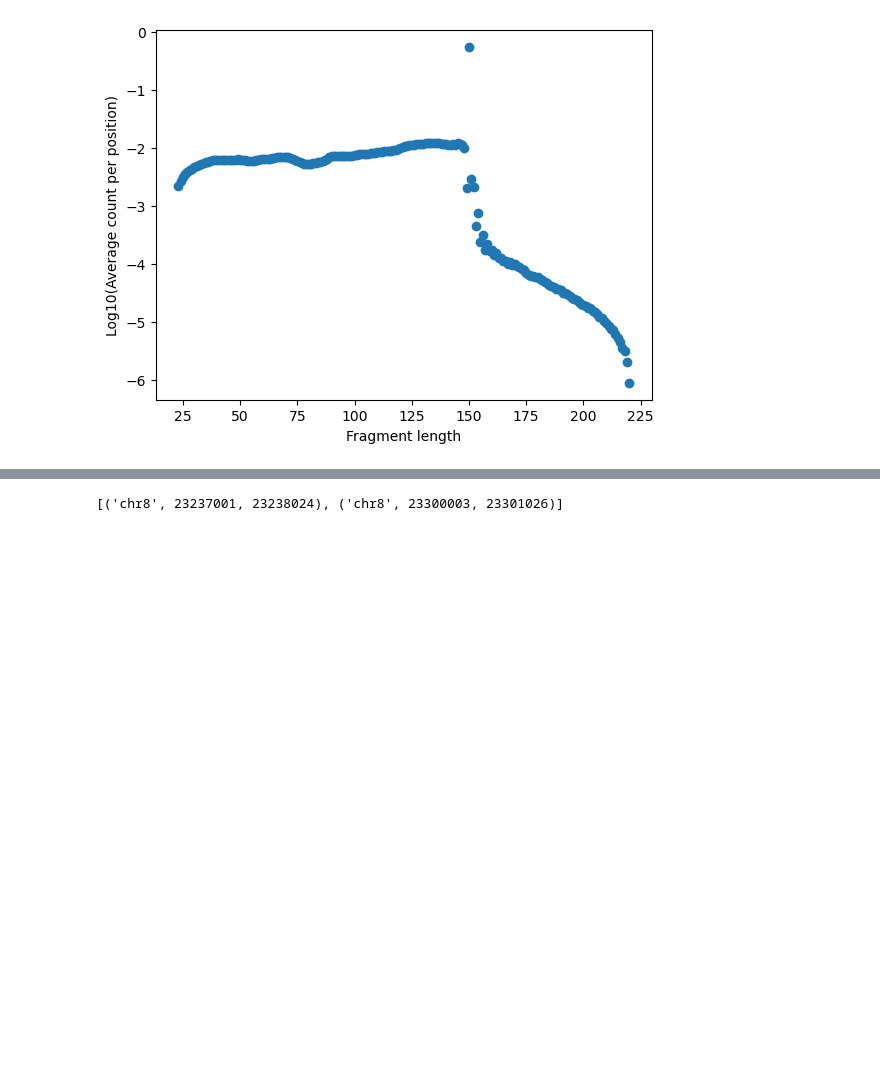
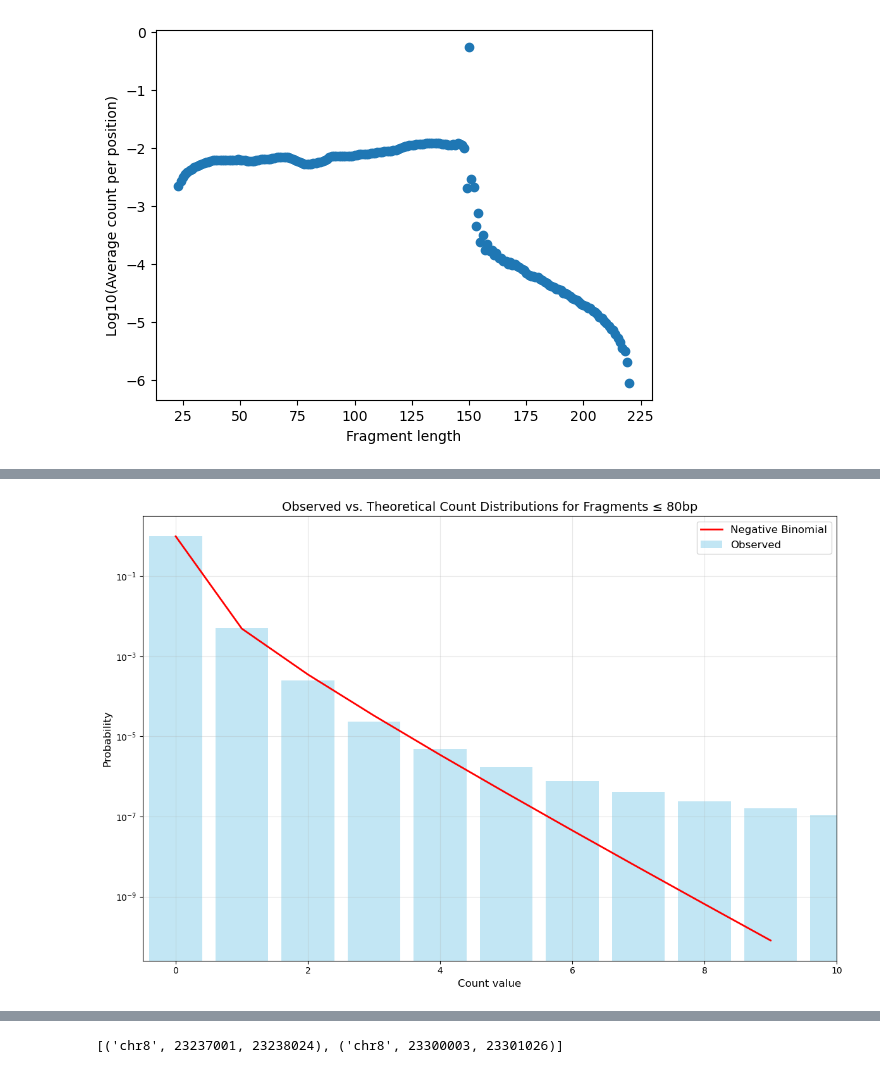
Before and after one commit to aryeelab/foci-3d, a Jupyter notebook: code/footprint_to_procap.ipynb, the cells around one changed output, grey strips where cells are left out. Cells and saved outputs as stored; diff of their text form; code cells hidden in the pictures; blank space fills up the shorter version.

```diff
--- a/code/footprint_to_procap.ipynb
+++ b/code/footprint_to_procap.ipynb
@@ -78,0 +195,91 @@ plot_count_matrix(footprint, named_positions=markers, tracks = {'PRO-Cap': proca
+# %%
+# Analyze count distributions for fragments ≤ 80bp
+import numpy as np
+import matplotlib.pyplot as plt
+from scipy import stats
+
+# 1. Combine count frequency data for all fragments with lengths ≤ 80bp
+print("Aggregating count data for fragments ≤ 80bp...")
+combined_freq = {}
+total_positions = 0
+
+for frag_len, freq_table in freq_by_fraglen.items():
+    if frag_len <= 80:
+        # Add counts from this fragment length to the combined frequency table
+        for count, freq in freq_table.items():
+            if count in combined_freq:
+                combined_freq[count] += freq
+            else:
+                combined_freq[count] = freq
+            total_positions += freq
+
+print(f"Total positions analyzed: {total_positions}")
+
+# 2. Estimate Negative Binomial parameters using method of moments
+# Calculate sample mean and variance
+counts = []
+freqs = []
+for count, freq in combined_freq.items():
+    counts.append(count)
+    freqs.append(freq)
+
+counts = np.array(counts)
+freqs = np.array(freqs)
+
+# Calculate mean and variance using the frequency table
+mean = np.sum(counts * freqs) / np.sum(freqs)
+variance = np.sum((counts - mean)**2 * freqs) / np.sum(freqs)
+
+# Estimate dispersion parameter
+if variance > mean:
+    dispersion = mean**2 / (variance - mean)
+else:
+    dispersion = 1000.0  # Not overdispersed, use large value (approaching Poisson)
+
+# Calculate variance-to-mean ratio
+var_mean_ratio = variance / mean
+
+# 3. Generate theoretical distributions
+max_count = max(counts)
+x_range = np.arange(0, max_count + 1)
+#x_range = np.arange(0, 6)
+
+# Negative Binomial PMF
+# Using scipy's parameterization: n=dispersion, p=dispersion/(dispersion+mean)
+p_nb = dispersion / (dispersion + mean)
+nb_pmf = stats.nbinom.pmf(x_range, dispersion, p_nb)
+
+# Poisson PMF
+poisson_pmf = stats.poisson.pmf(x_range, mean)
+
+# 4. Normalize observed data to create a probability distribution
+observed_pmf = np.zeros_like(x_range, dtype=float)
+for i, count in enumerate(counts):
+    observed_pmf[count] = freqs[i] / np.sum(freqs)
+
+# 5. Create the plot
+plt.figure(figsize=(12, 8))
+
+# Plot observed data as bars
+plt.bar(x_range, observed_pmf, alpha=0.5, label='Observed', color='skyblue', width=0.8)
+
+# Plot theoretical distributions as lines
+plt.plot(x_range[0:10], nb_pmf[0:10], 'r-', linewidth=2, label='Negative Binomial')
+#plt.plot(x_range[0:10], poisson_pmf[0:10], 'g--', linewidth=2, label='Poisson')
+
+# Set log scale for y-axis
+plt.yscale('log')
+
+# Add labels and title
+plt.xlabel('Count value', fontsize=12)
+plt.ylabel('Probability', fontsize=12)
+plt.title('Observed vs. Theoretical Count Distributions for Fragments ≤ 80bp', fontsize=14)
+plt.legend(fontsize=12)
+plt.grid(True, alpha=0.3)
+
+# Limit x-axis to make the plot more readable
+plt.xlim(-0.5, min(10, max_count))
+
+plt.tight_layout()
+plt.show()
+# %% [output]
@@ -78,0 +288 @@ plot_count_matrix(footprint, named_positions=markers, tracks = {'PRO-Cap': proca
+[figure, added]
```
Also changed, not shown: parts of 9 cells of this notebook, 1 other file.
